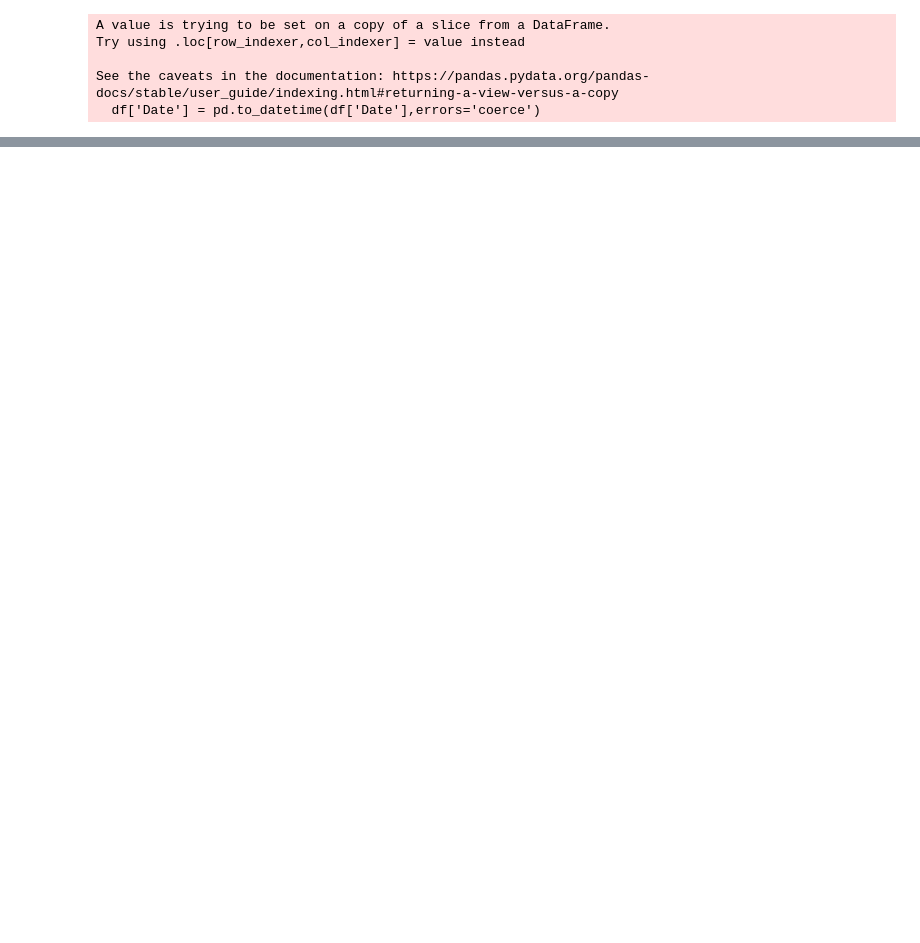
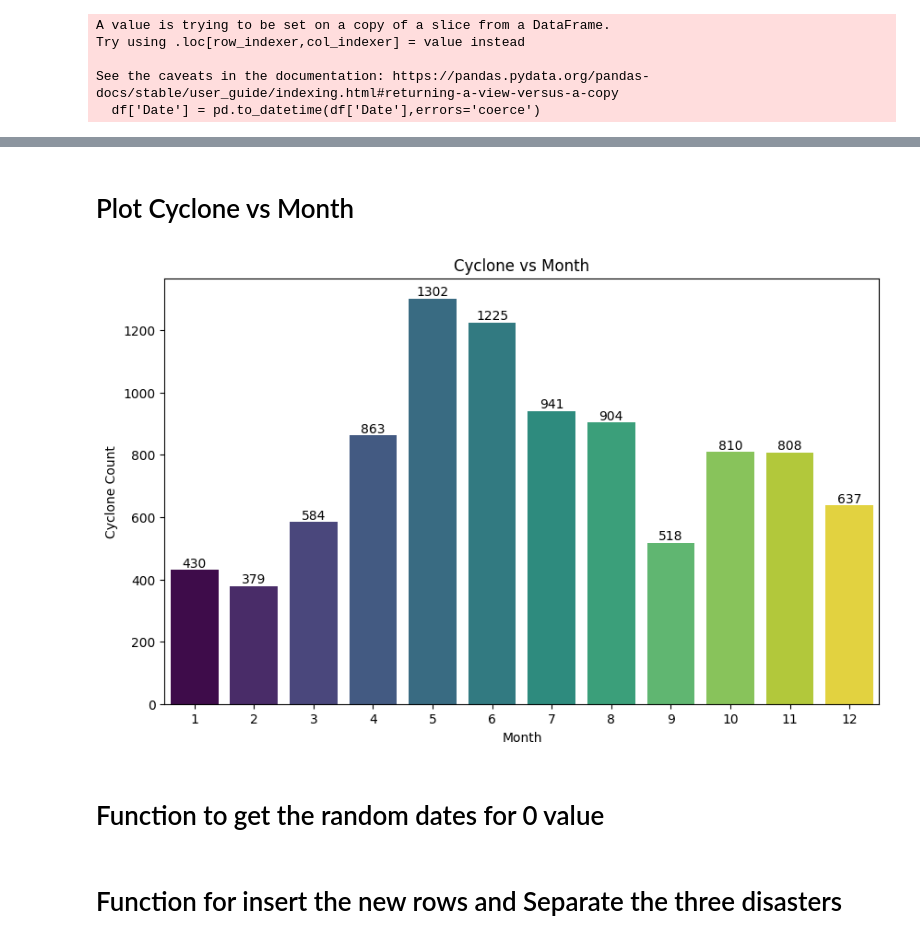
Before and after one commit to Muaadh-Nazly/DSGP, a Jupyter notebook: Fresh Start/Preprocess.ipynb, the cells around one changed output, grey strips where cells are left out. Drawn from its saved outputs; the diff is of its cells as text; code cells hidden in the pictures; blank space fills up the shorter version.

```diff
--- a/Fresh Start/Preprocess.ipynb
+++ b/Fresh Start/Preprocess.ipynb
@@ -98,0 +295,21 @@ df.sort_values(by="Date").to_csv("Preprocessed.csv",index=False)
+# %% [markdown]
+# Plot Cyclone vs Month
+# %%
+cyclone_counts = cyclones['Month'].value_counts().sort_index()
+
+plt.figure(figsize=(10, 6))
+barplot = sb.barplot(x=cyclone_counts.index, y=cyclone_counts.values, hue=cyclone_counts.index, palette='viridis', legend=False)
+
+# Annotate each bar with its height using ax.text method
+for bar, count in zip(barplot.patches, cyclone_counts.values):
+    barplot.text(bar.get_x() + bar.get_width() / 2, bar.get_height() + 0.1, f'{int(count)}',
+                ha='center', va='bottom', color='black', fontsize=10)
+
+plt.title('Cyclone vs Month')
+plt.xlabel('Month')
+plt.ylabel('Cyclone Count')
+plt.show()
+# %% [output]
+[figure, added]
+# %% [markdown]
+# Function to get the random dates for 0 value
@@ -98,0 +341,2 @@ df.sort_values(by="Date").to_csv("Preprocessed.csv",index=False)
+# %% [markdown]
+# Function for insert the new rows and Separate the three disasters
```
Also changed, not shown: parts of 37 cells of this notebook, 13 other files.
